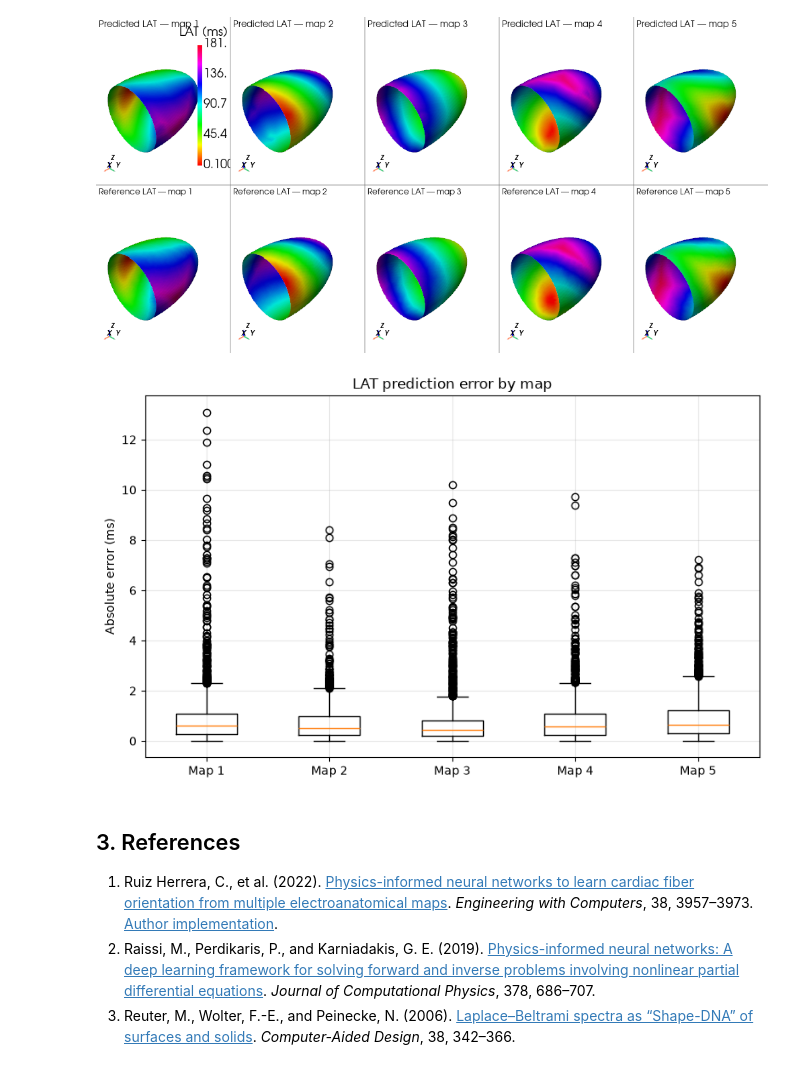
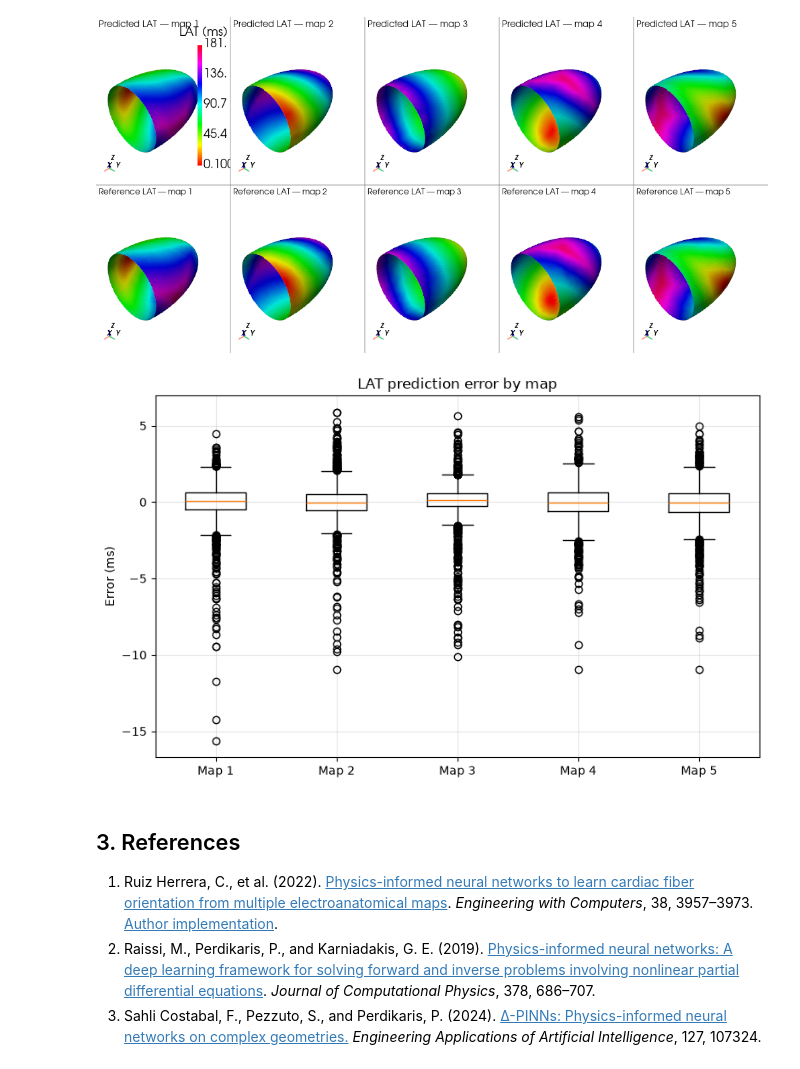
Before and after one commit to finitewave/Finitewave-Tools, a Jupyter notebook: Tutorials/Fiber Estimation with PINN.ipynb, the cells around one changed output. Saved outputs shown, nothing was run; the diff lists cells and outputs as text; code cells hidden in the pictures.

```diff
--- a/Tutorials/Fiber Estimation with PINN.ipynb
+++ b/Tutorials/Fiber Estimation with PINN.ipynb
@@ -284,6 +288,7 @@ Load the surface and previously generated activation maps as the reference obser
 Reduce the surface resolution and transfer activation times from the nearest original locations to lower the cost of fitting.
 # %%
 import pyacvd
+import pyvista as pv
 from scipy import spatial
 from finitewave_tools.visualization import PyVistaSurfaceGrid
 
@@ -321,7 +326,7 @@ for i in range(len(lats_coarse)):
     pl.add_text(f"Coarse reference LAT — map {i + 1}", font_size=10)
     pl.add_axes()
     pl.add_mesh(poly_coarse, scalars=lats_coarse[i], cmap="hsv", opacity=1.,
-                show_edges=True, show_scalar_bar=False)
+                show_edges=False, show_scalar_bar=False)
 pl.link_views()
 pl.show()
 # %% [output]
@@ -895,22 +900,23 @@ pl.show()
 [figure]
 # %%
 errors = np.asarray(predicted_lats) - np.asarray(lats_coarse)
-absolute_errors = np.abs(errors)
 
 plt.figure(figsize=(8, 5))
-plt.boxplot([absolute_errors[i].ravel() for i in range(absolute_errors.shape[0])])
+plt.boxplot([errors[i].ravel() for i in range(errors.shape[0])])
 plt.title("LAT prediction error by map")
-plt.ylabel("Absolute error (ms)")
-plt.xticks(ticks=np.arange(1, absolute_errors.shape[0] + 1),
-           labels=[f"Map {i + 1}" for i in range(absolute_errors.shape[0])])
+plt.ylabel("Error (ms)")
+plt.xticks(ticks=np.arange(1, errors.shape[0] + 1),
+           labels=[f"Map {i + 1}" for i in range(errors.shape[0])])
 plt.grid(alpha=0.3)
 plt.tight_layout()
 plt.show()
 # %% [output]
-[figure, old version]
+[figure, new version]
 # %% [markdown]
 ## 3. References
 
 1. Ruiz Herrera, C., et al. (2022). [Physics-informed neural networks to learn cardiac fiber orientation from multiple electroanatomical maps](https://doi.org/10.1007/s00366-022-01709-3). *Engineering with Computers*, 38, 3957–3973. [Author implementation](https://github.com/fsahli/FiberNet).
 2. Raissi, M., Perdikaris, P., and Karniadakis, G. E. (2019). [Physics-informed neural networks: A deep learning framework for solving forward and inverse problems involving nonlinear partial differential equations](https://doi.org/10.1016/j.jcp.2018.10.045). *Journal of Computational Physics*, 378, 686–707.
-3. Reuter, M., Wolter, F.-E., and Peinecke, N. (2006). [Laplace–Beltrami spectra as “Shape-DNA” of surfaces and solids](https://doi.org/10.1016/j.cad.2005.10.011). *Computer-Aided Design*, 38, 342–366.
+3. Sahli Costabal, F., Pezzuto, S., and Perdikaris, P. (2024).
+[Δ-PINNs: Physics-informed neural networks on complex geometries.](https://arxiv.org/abs/2209.03984)
+*Engineering Applications of Artificial Intelligence*, 127, 107324.
```
Also changed, not shown: parts of 8 cells of this notebook, 13 other files.
